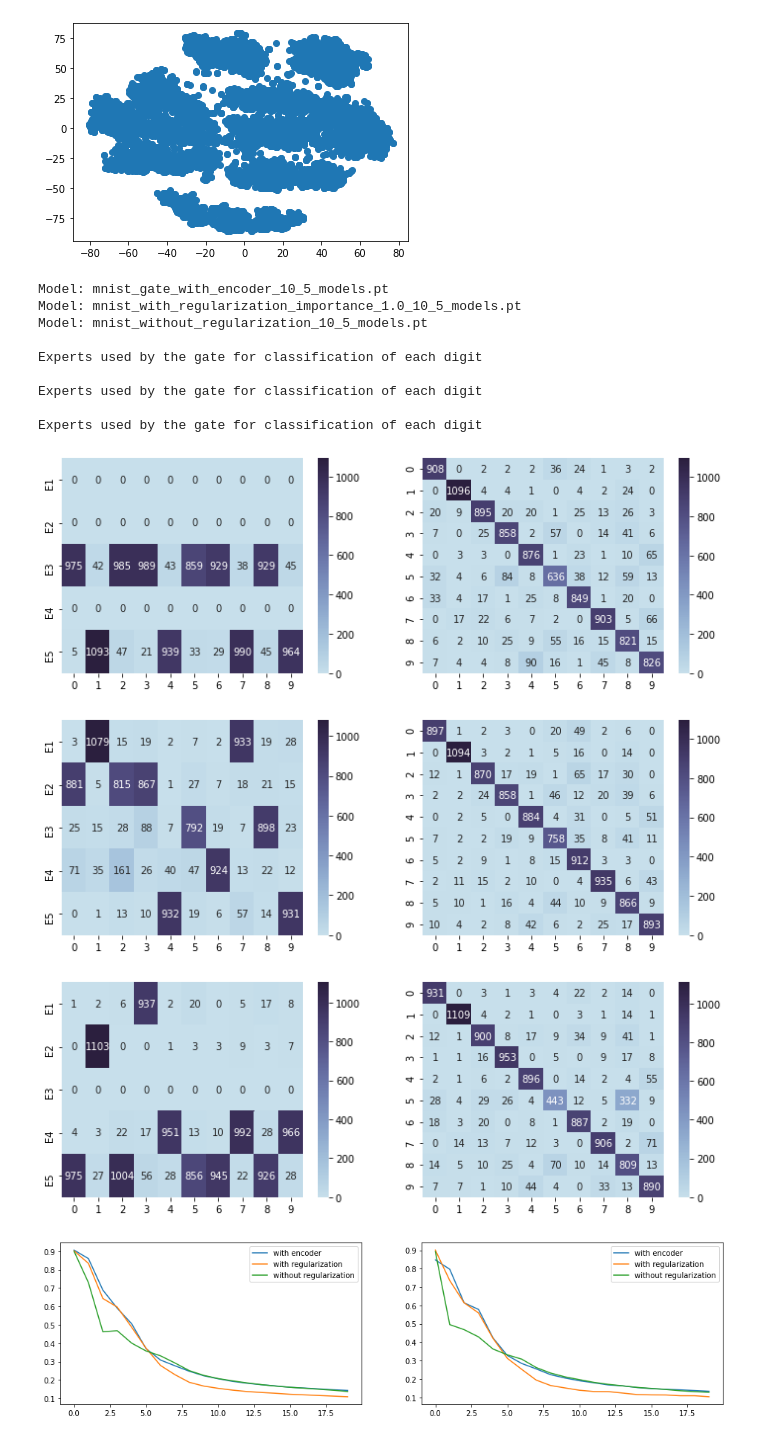
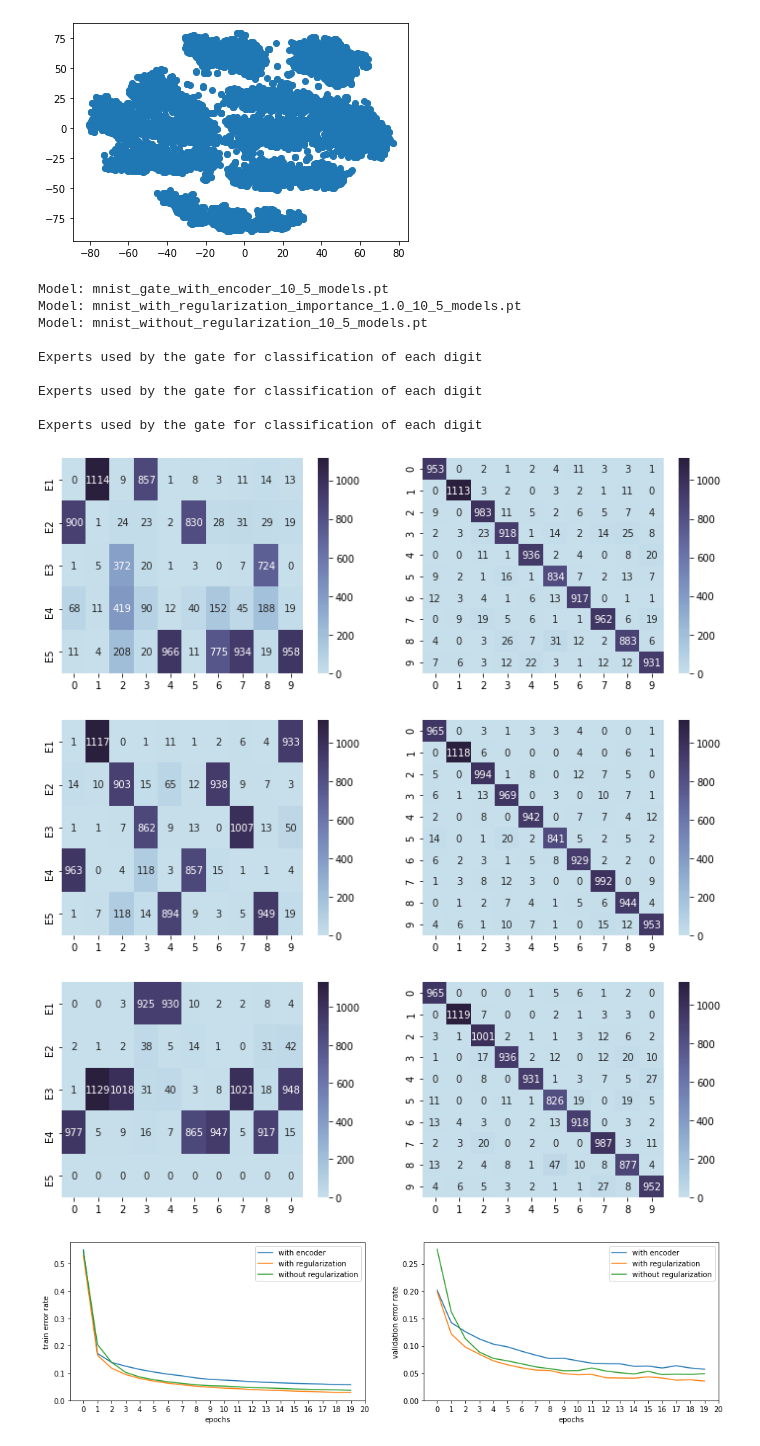
Before and after one commit to yamsgithub/modular_deep_learning, a Jupyter notebook: notebooks/mnist_classification_encoding.ipynb, the cells around one changed output. Saved outputs shown, nothing was run; the diff lists cells and outputs as text; code cells hidden in the pictures.

```diff
--- a/notebooks/mnist_classification_encoding.ipynb
+++ b/notebooks/mnist_classification_encoding.ipynb
@@ -56,7 +59,7 @@ if not os.path.exists(model_path):
     os.mkdir(model_path)
 # %%
 # Load and split data as train and test
-batch_size = 500
+batch_size = 512
 
 transform = torchvision.transforms.Compose([torchvision.transforms.ToTensor()])
 
@@ -521,7 +555,7 @@ print('Model:', plot_file)
 fig1,ax1 = plt.subplots(1, 2, sharex=False, sharey=False, figsize=(12, 4))
 ax1.flatten()
 
-# Plotting for the model with reg
+# Plotting for the model with encoder
 for e_key, e_val in model_1.items():
     cmap = sns.color_palette("ch:s=.25,rot=-.25", as_cmap=True)
 
@@ -583,7 +617,7 @@ for e_key, e_val in model_2.items():
 fig3,ax3 = plt.subplots(1, 2, sharex=False, sharey=False, figsize=(12, 4))
 ax3.flatten()
 
-# Plotting for the model with reg
+# Plotting for the model without reg
 for e_key, e_val in model_3.items():
     cmap = sns.color_palette("ch:s=.25,rot=-.25", as_cmap=True)
 
@@ -620,34 +654,45 @@ for e_key, e_val in model_1.items():
     sns.lineplot(x=range(num_epochs), y=1-np.asarray(model_2[e_key]['experts'][total_experts]['history']['accuracy']), ax=ax4[0])
     sns.lineplot(x=range(num_epochs), y=1-np.asarray(model_3[e_key]['experts'][total_experts]['history']['accuracy']), ax=ax4[0])
 
     ax4[0].legend(['with encoder',
                    'with regularization',
                    'without regularization'])
 
+    ax4[0].set_xlabel('epochs')
+    ax4[0].set_xticks(range(num_epochs+1))
+    ax4[0].set_ylabel('train error rate')
+    ax4[0].set_ylim(ymin=0)
+
     sns.lineplot(x=range(num_epochs), y=1-np.asarray(model_1[e_key]['experts'][total_experts]['history']['val_accuracy']), ax=ax4[1])
     sns.lineplot(x=range(num_epochs), y=1-np.asarray(model_2[e_key]['experts'][total_experts]['history']['val_accuracy']), ax=ax4[1])
     sns.lineplot(x=range(num_epochs), y=1-np.asarray(model_3[e_key]['experts'][total_experts]['history']['val_accuracy']), ax=ax4[1])
 
     ax4[1].legend(['with encoder',
                    'with regularization',
                    'without regularization'])
+
+    ax4[1].set_xlabel('epochs')
+    ax4[1].set_xticks(range(num_epochs+1))
+    ax4[1].set_ylabel('validation error rate')
+    ax4[1].set_ylim(ymin=0)
+
     plt.show()
 
 
 # image_file = generate_plot_file('compare_encoder', 'class_expert_table_reg_'+str(num_classes)+'_'+str(total_experts)+'_experts.png')
 # fig1.savefig(os.path.join(fig_path, image_file))
 plt.show()
 # %% [output]
 Model: mnist_gate_with_encoder_10_5_models.pt
 Model: mnist_with_regularization_importance_1.0_10_5_models.pt
 Model: mnist_without_regularization_10_5_models.pt
 
 Experts used by the gate for classification of each digit
 
 Experts used by the gate for classification of each digit
 
 Experts used by the gate for classification of each digit
-[figure, old version]
+[figure, new version]
-[figure, old version]
+[figure, new version]
-[figure, old version]
+[figure, new version]
-[figure, old version]
+[figure, new version]
```
Also changed, not shown: parts of 13 cells of this notebook.
